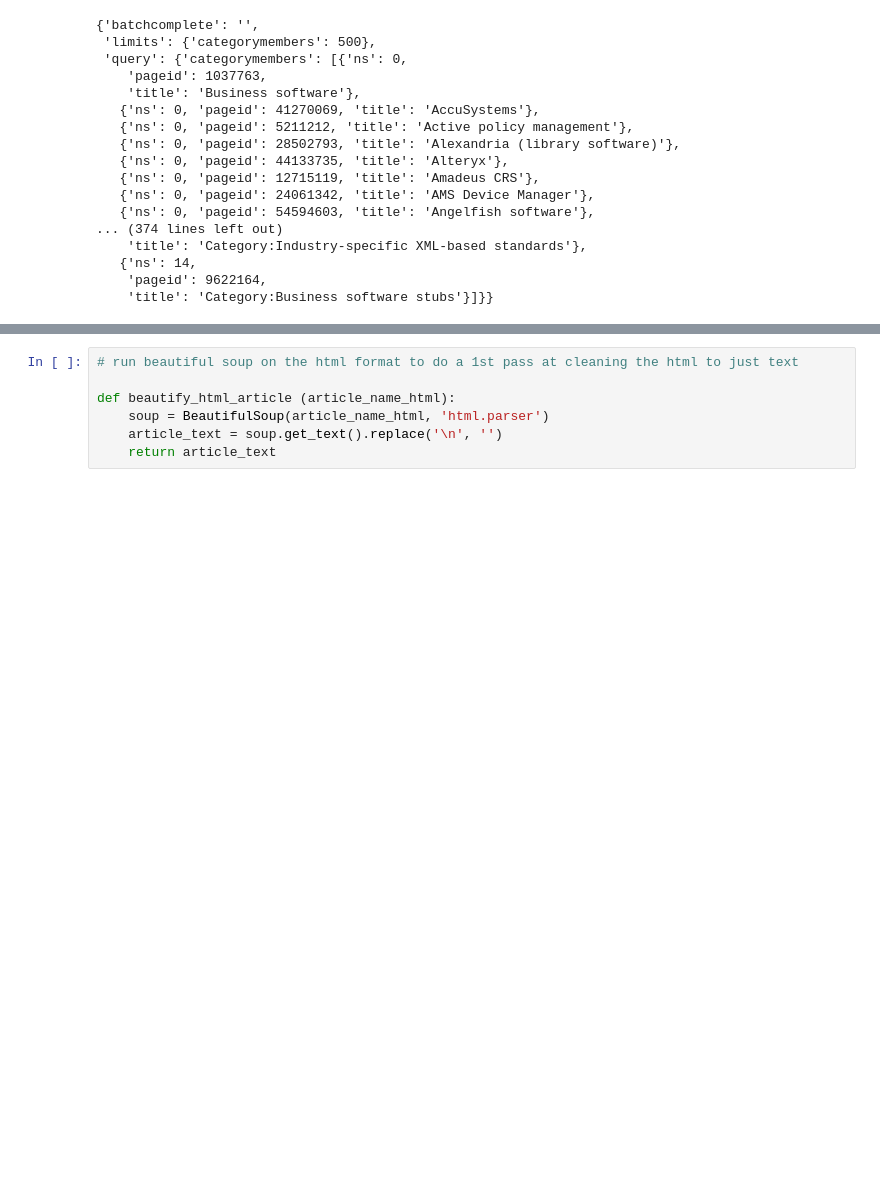
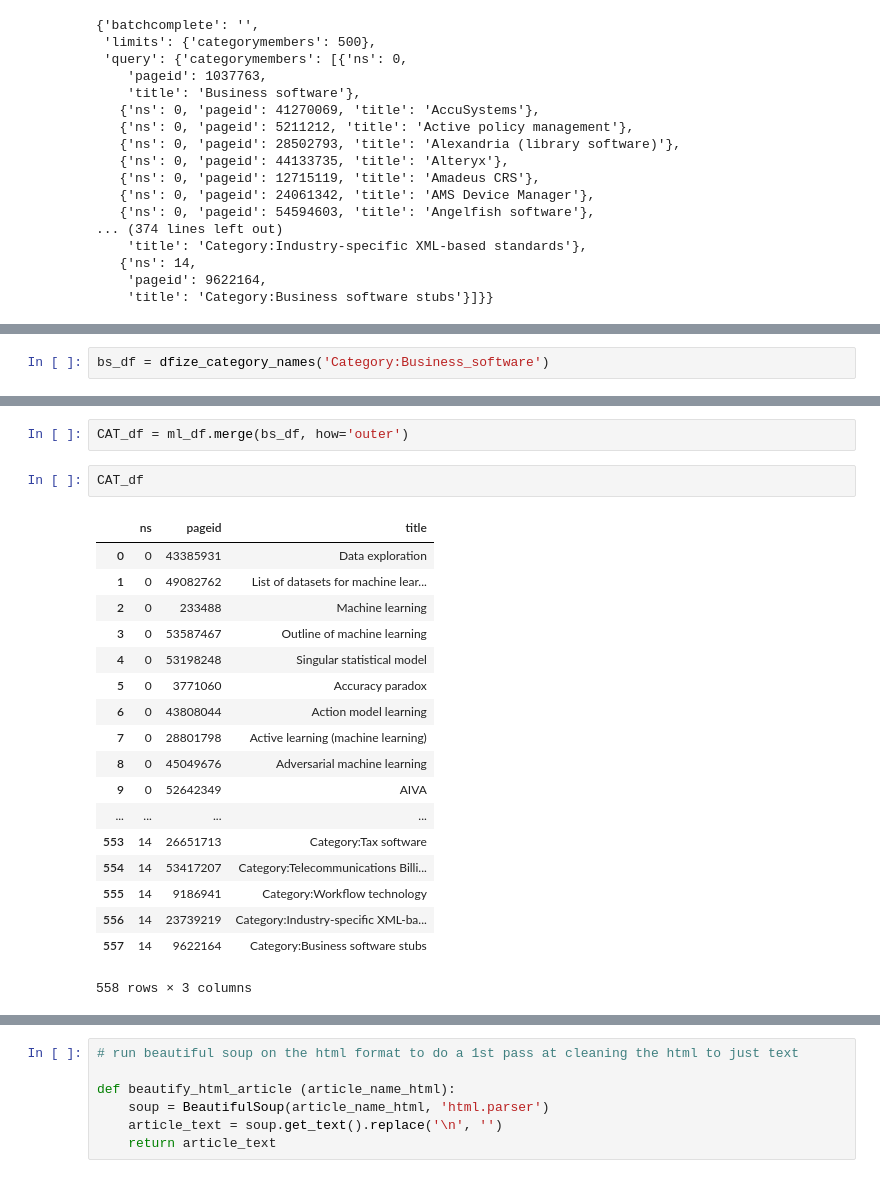
Before and after one commit to datascience-sakshi/Wikipedia_NLP_and_Semantic_Search, a Jupyter notebook: ipynb/Project_4_Working_Copy_2017-08-16.ipynb, the cells around one changed output, grey strips where cells are left out. Cells and saved outputs as stored; diff of their text form; blank space fills up the shorter version.

```diff
--- a/ipynb/Project_4_Working_Copy_2017-08-16.ipynb
+++ b/ipynb/Project_4_Working_Copy_2017-08-16.ipynb
@@ -109,0 +126,2 @@ def get_article_titles (category_name):
+# %%
+bs_df = dfize_category_names('Category:Business_software')
@@ -109,0 +132,23 @@ def get_article_titles (category_name):
+# %%
+CAT_df = ml_df.merge(bs_df, how='outer')
+# %%
+CAT_df
+# %% [output]
+|  | ns | pageid | title |
+| 0 | 0 | 43385931 | Data exploration |
+| 1 | 0 | 49082762 | List of datasets for machine lear... |
+| 2 | 0 | 233488 | Machine learning |
+| 3 | 0 | 53587467 | Outline of machine learning |
+| 4 | 0 | 53198248 | Singular statistical model |
+| 5 | 0 | 3771060 | Accuracy paradox |
+| 6 | 0 | 43808044 | Action model learning |
+| 7 | 0 | 28801798 | Active learning (machine learning) |
+| 8 | 0 | 45049676 | Adversarial machine learning |
+| 9 | 0 | 52642349 | AIVA |
+| ... | ... | ... | ... |
+| 553 | 14 | 26651713 | Category:Tax software |
+| 554 | 14 | 53417207 | Category:Telecommunications Billi... |
+| 555 | 14 | 9186941 | Category:Workflow technology |
+| 556 | 14 | 23739219 | Category:Industry-specific XML-ba... |
+| 557 | 14 | 9622164 | Category:Business software stubs |
+558 rows × 3 columns
```
Also changed, not shown: parts of 29 cells of this notebook, 2 other files.
